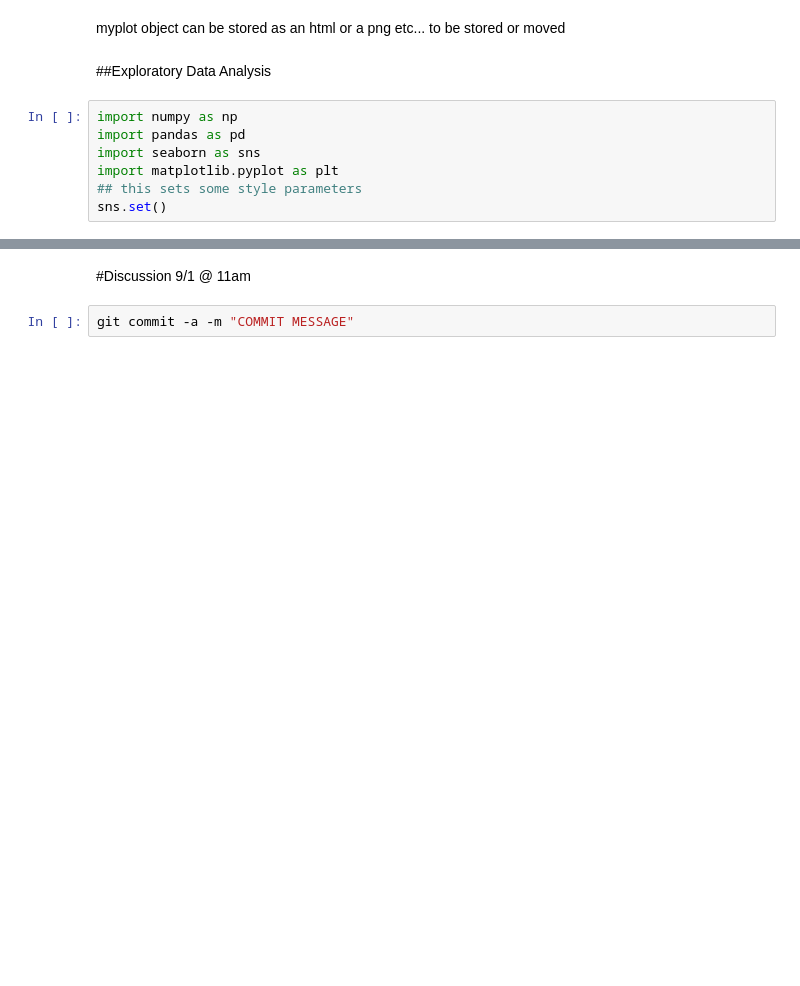
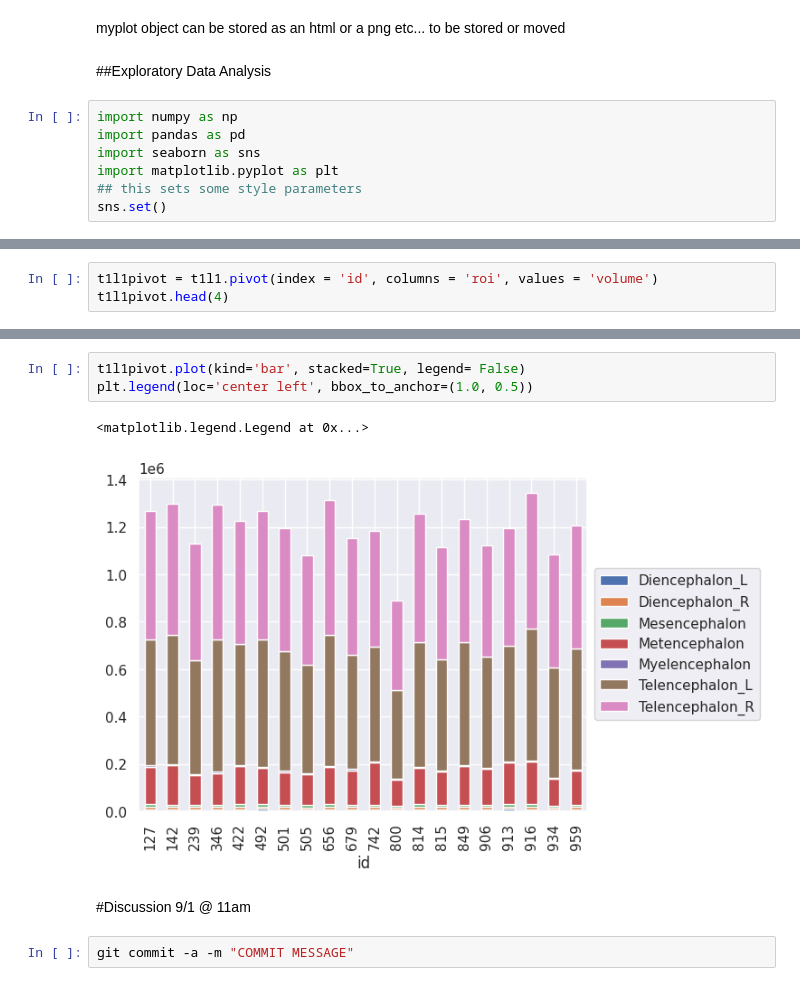
Before and after one commit to Livi-Arbo/BME-DS-Notes, a Jupyter notebook: Data_Science_Notes.ipynb, the cells around one changed output, grey strips where cells are left out. Saved outputs shown, nothing was run; the diff lists cells and outputs as text; blank space fills up the shorter version.

```diff
--- a/Data_Science_Notes.ipynb
+++ b/Data_Science_Notes.ipynb
@@ -112,0 +165,3 @@ sns.set()
+# %%
+t1l1pivot = t1l1.pivot(index = 'id', columns = 'roi', values = 'volume')
+t1l1pivot.head(4)
@@ -113,3 +175,9 @@ sns.set()
+# %%
+t1l1pivot.plot(kind='bar', stacked=True, legend= False)
+plt.legend(loc='center left', bbox_to_anchor=(1.0, 0.5))
+# %% [output]
+<matplotlib.legend.Legend at 0x...>
+[figure, added]
 # %% [markdown]
 #Discussion 9/1 @ 11am
 # %%
```
Also changed, not shown: parts of 7 cells of this notebook.
